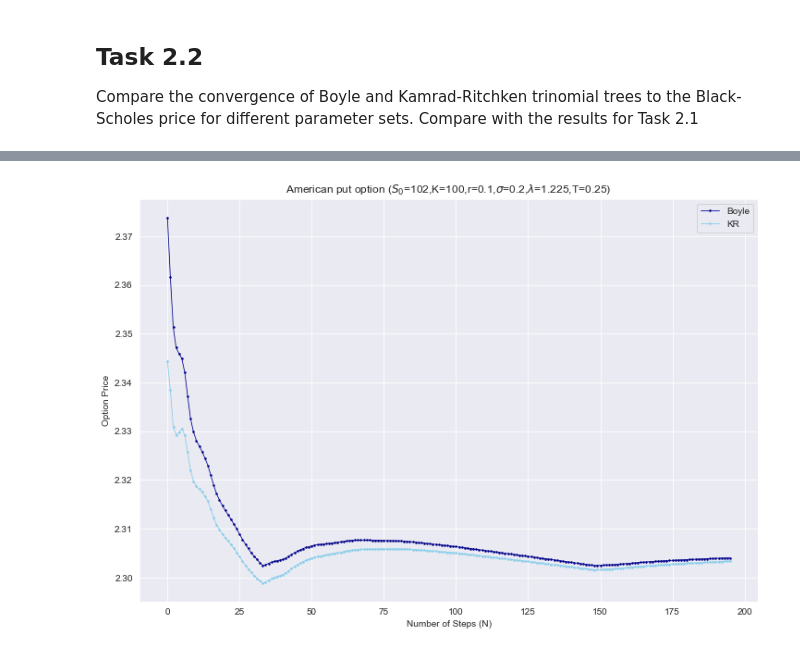
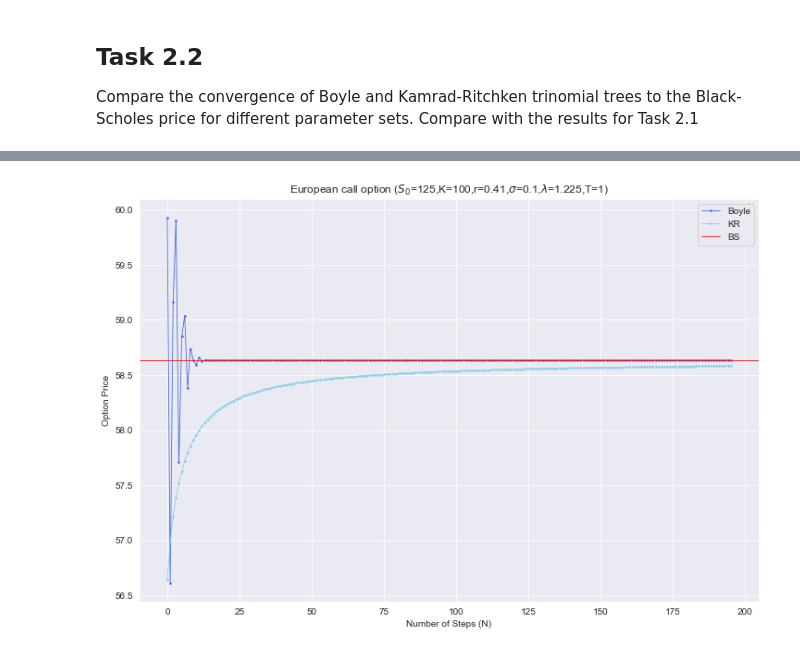
Before and after one commit to martyna-B/Computational_finance, a Jupyter notebook: List 2/list2.ipynb, the cells around one changed output, grey strips where cells are left out. Drawn from its saved outputs; the diff is of its cells as text; code cells hidden in the pictures.

```diff
--- a/List 2/list2.ipynb
+++ b/List 2/list2.ipynb
@@ -442,9 +447,11 @@ def plot_trinomial_european(S0,K,r,sigma,lam,T,Nmax, option_type):
 
     plt.xlabel("Number of Steps (N)")
     plt.ylabel("Option Price")
-    plt.title(f"European {option_type} option ($S_0$={S0},K={K},r={r},$\sigma$={sigma},$\lambda$={lam},T={T})")
+    plt.title(f"European {option_type} option ($S_0$={S0},K={K},r={r},$\sigma$={sigma},$\lambda$={np.round(lam,3)},T={T})")
     plt.legend()
-    plt.show()
+    figure = plt.gcf()
+    # plt.show()
+    return figure, figure.gca()
 
 def plot_trinomial_american(S0,K,r,sigma,lam,T,Nmax, option_type):
     boyle = american_trinomial_pricing(S0,K,r,sigma,lam,T,Nmax, option_type , method = 'Boyle')
@@ -456,7 +463,9 @@ def plot_trinomial_american(S0,K,r,sigma,lam,T,Nmax, option_type):
 
     plt.xlabel("Number of Steps (N)")
     plt.ylabel("Option Price")
-    plt.title(f"American {option_type} option ($S_0$={S0},K={K},r={r},$\sigma$={sigma},$\lambda$={lam},T={T})")
+    plt.title(f"American {option_type} option ($S_0$={S0},K={K},r={r},$\sigma$={sigma},$\lambda$={np.round(lam,3)},T={T})")
     plt.legend()
-    plt.show()
+    figure = plt.gcf()
+    # plt.show()
+    return figure, figure.gca()
 # %%
@@ -476,4 +483,4 @@ plot_trinomial_european(S0=102,K=100,r=0.1,sigma=0.2,lam=1.225,T=0.25,Nmax=200,o
 # %%
-plot_trinomial_american(S0=102,K=100,r=0.1,sigma=0.2,lam=1.225,T=0.25,Nmax=200,option_type='put')
+fig_tri4, ax_tri4 =plot_trinomial_european(S0=125,K=100,r=0.41,sigma=0.1,lam=np.sqrt(3/2),T=1,Nmax=200,option_type='call')
 # %% [output]
-[figure, old version]
+[figure, new version]
```
Also changed, not shown: parts of 19 cells of this notebook.
